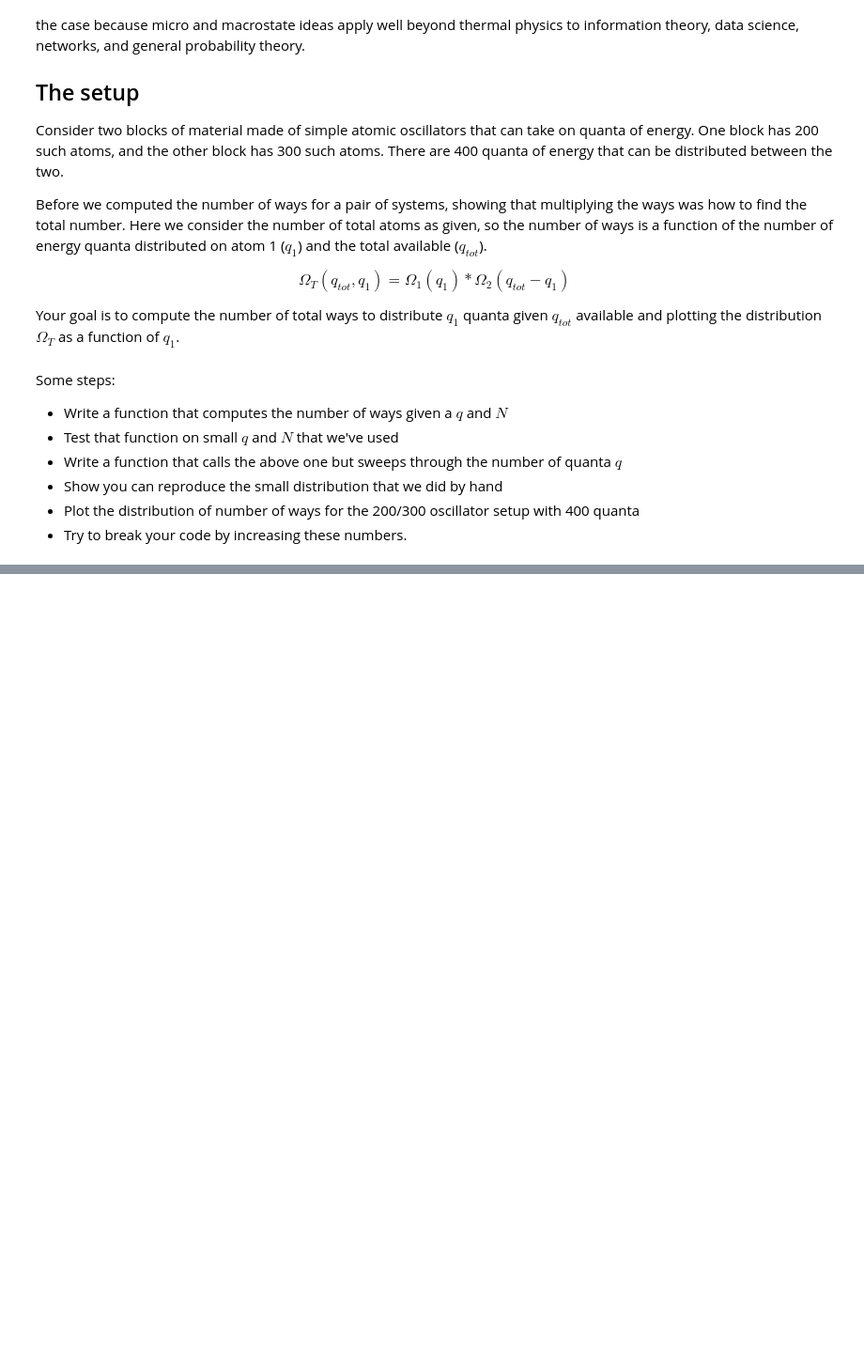
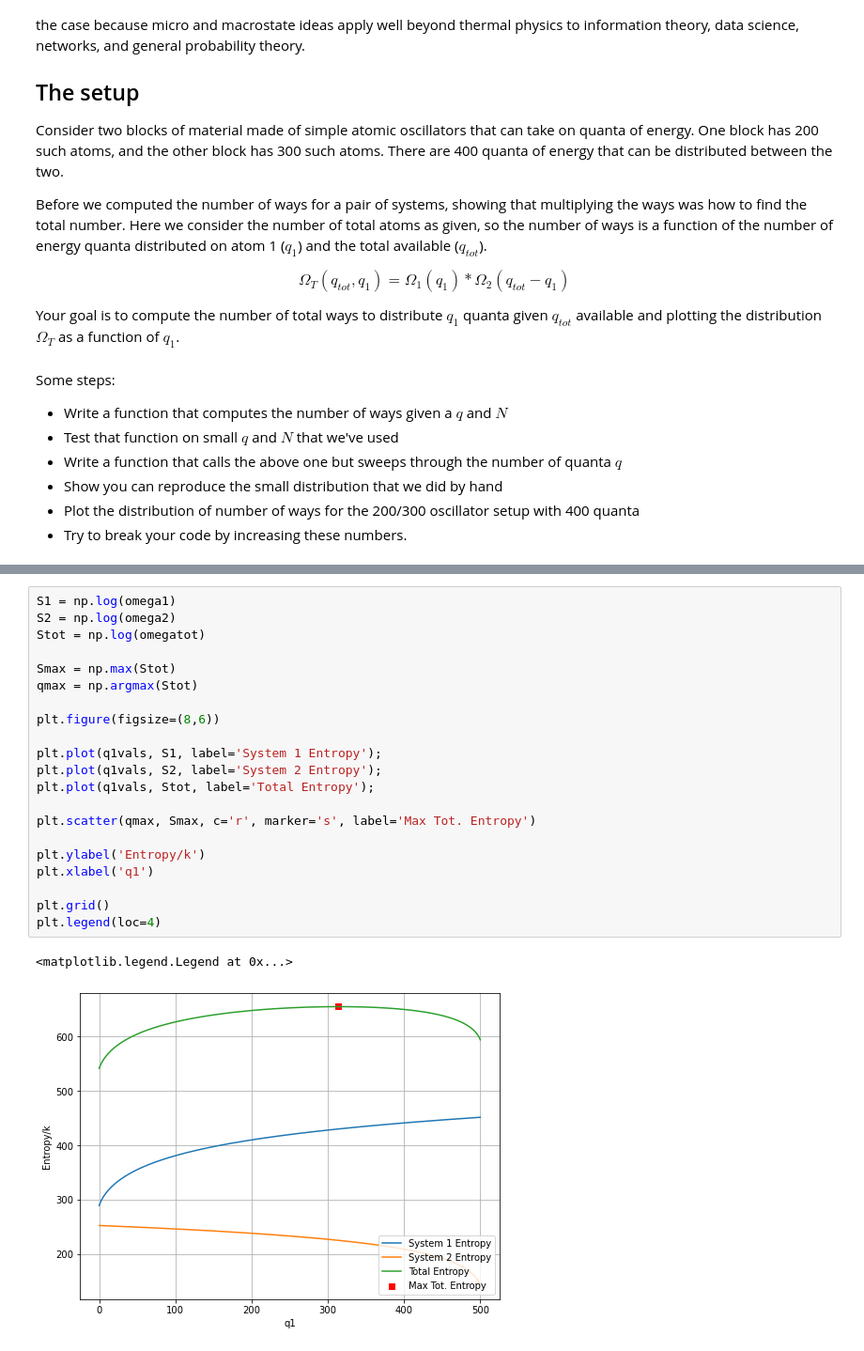
Before and after one commit to dannycab/phy415msu, a Jupyter notebook: MMIPbook/_build/jupyter_execute/content/4_randomness/activity_thermal_contact.ipynb, the cells around one changed output, grey strips where cells are left out. Shown at 94% size. Cells and saved outputs as stored; diff of their text form; blank space fills up the shorter version.

```diff
--- a/MMIPbook/_build/jupyter_execute/content/4_randomness/activity_thermal_contact.ipynb
+++ b/MMIPbook/_build/jupyter_execute/content/4_randomness/activity_thermal_contact.ipynb
@@ -33,0 +106,24 @@ Some steps:
+# %%
+S1 = np.log(omega1)
+S2 = np.log(omega2)
+Stot = np.log(omegatot)
+
+Smax = np.max(Stot)
+qmax = np.argmax(Stot)
+
+plt.figure(figsize=(8,6))
+
+plt.plot(q1vals, S1, label='System 1 Entropy');
+plt.plot(q1vals, S2, label='System 2 Entropy');
+plt.plot(q1vals, Stot, label='Total Entropy');
+
+plt.scatter(qmax, Smax, c='r', marker='s', label='Max Tot. Entropy')
+
+plt.ylabel('Entropy/k')
+plt.xlabel('q1')
+
+plt.grid()
+plt.legend(loc=4)
+# %% [output]
+<matplotlib.legend.Legend at 0x...>
+[figure, added]
```
Also changed, not shown: parts of 7 cells of this notebook, 12 other files.
